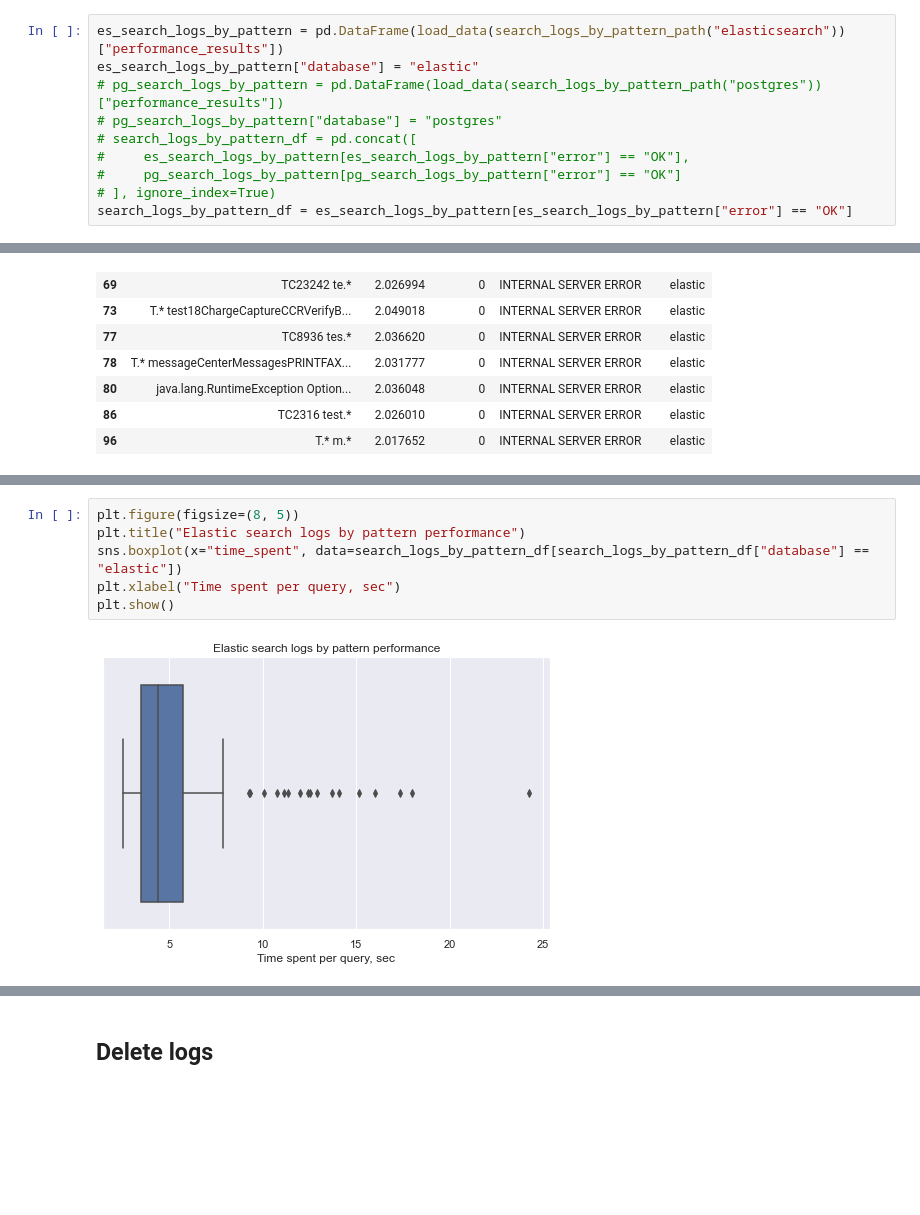
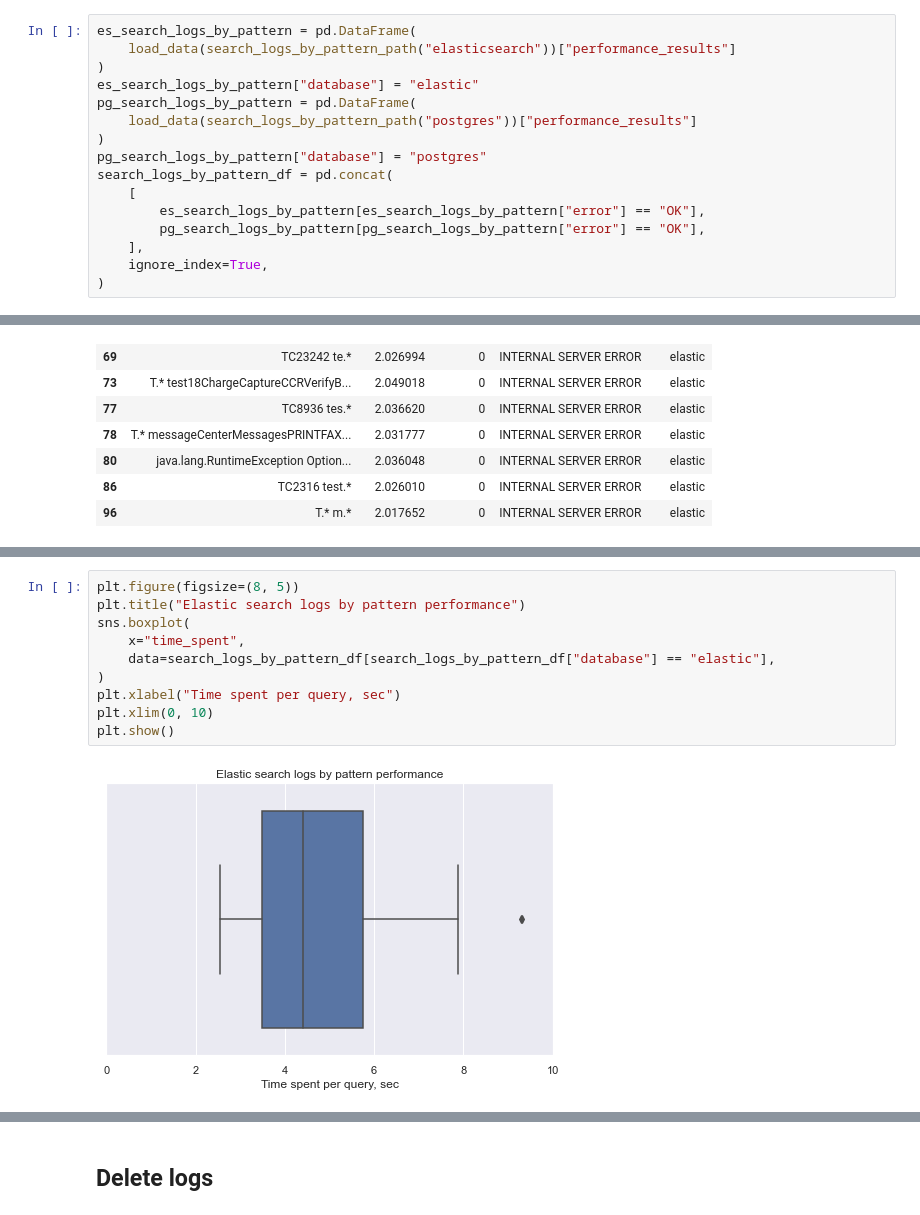
Before and after one commit to reportportal/es-logs-service, a Jupyter notebook: notebooks/performance_visualization.ipynb, the cells around one changed output, grey strips where cells are left out. Drawn from its saved outputs; the diff is of its cells as text; blank space fills up the shorter version.

Commit message:
Updated postgres indexing and added caching

```diff
--- a/notebooks/performance_visualization.ipynb
+++ b/notebooks/performance_visualization.ipynb
@@ -195,15 +268,21 @@ search_time_df.describe()
 # %%
 search_logs_by_pattern_path = lambda db: Path(data_folder, f"search_logs_by_pattern_{db}_10000000_100.pickle")
 # %%
-es_search_logs_by_pattern = pd.DataFrame(load_data(search_logs_by_pattern_path("elasticsearch"))["performance_results"])
+es_search_logs_by_pattern = pd.DataFrame(
+    load_data(search_logs_by_pattern_path("elasticsearch"))["performance_results"]
+)
 es_search_logs_by_pattern["database"] = "elastic"
-# pg_search_logs_by_pattern = pd.DataFrame(load_data(search_logs_by_pattern_path("postgres"))["performance_results"])
-# pg_search_logs_by_pattern["database"] = "postgres"
-# search_logs_by_pattern_df = pd.concat([
-#     es_search_logs_by_pattern[es_search_logs_by_pattern["error"] == "OK"],
-#     pg_search_logs_by_pattern[pg_search_logs_by_pattern["error"] == "OK"]
-# ], ignore_index=True)
-search_logs_by_pattern_df = es_search_logs_by_pattern[es_search_logs_by_pattern["error"] == "OK"]
+pg_search_logs_by_pattern = pd.DataFrame(
+    load_data(search_logs_by_pattern_path("postgres"))["performance_results"]
+)
+pg_search_logs_by_pattern["database"] = "postgres"
+search_logs_by_pattern_df = pd.concat(
+    [
+        es_search_logs_by_pattern[es_search_logs_by_pattern["error"] == "OK"],
+        pg_search_logs_by_pattern[pg_search_logs_by_pattern["error"] == "OK"],
+    ],
+    ignore_index=True,
+)
 # %%
 es_search_logs_by_pattern[es_search_logs_by_pattern["error"] != "OK"]
 # %% [output]
@@ -226,11 +317,15 @@ es_search_logs_by_pattern[es_search_logs_by_pattern["error"] != "OK"]
 # %%
 plt.figure(figsize=(8, 5))
 plt.title("Elastic search logs by pattern performance")
-sns.boxplot(x="time_spent", data=search_logs_by_pattern_df[search_logs_by_pattern_df["database"] == "elastic"])
+sns.boxplot(
+    x="time_spent",
+    data=search_logs_by_pattern_df[search_logs_by_pattern_df["database"] == "elastic"],
+)
 plt.xlabel("Time spent per query, sec")
+plt.xlim(0, 10)
 plt.show()
 # %% [output]
-[figure, old version]
+[figure, new version]
 # %%
 plt.figure(figsize=(8, 5))
 plt.title("Elastic time spent per search by pattern query distribution")
```
Also changed, not shown: parts of 29 cells of this notebook.
